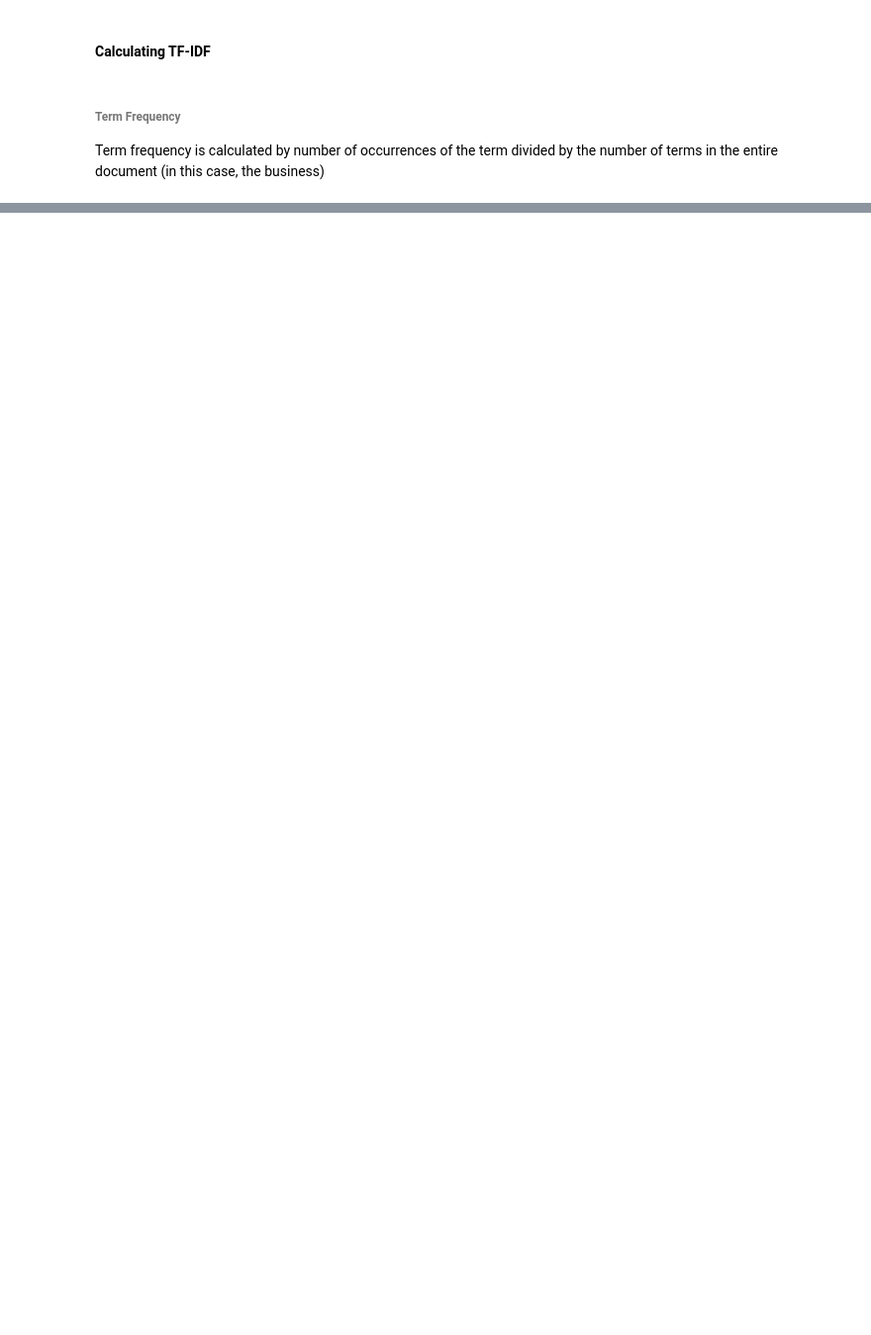
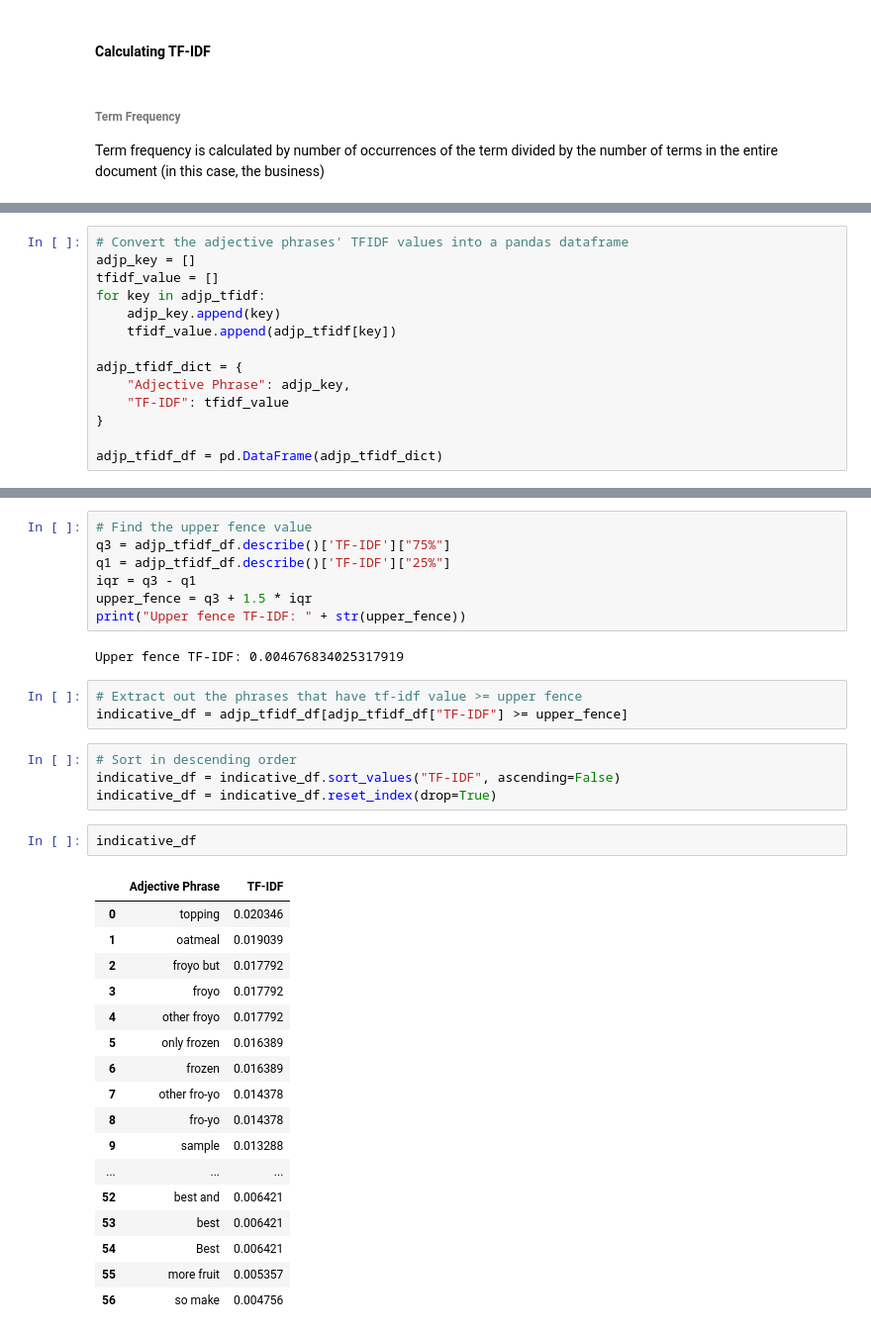
Before and after one commit to quacklinhui/CZ4045-NLP, a Jupyter notebook: NLP - Indicative Adjective Phrases - ama.ipynb, the cells around one changed output, grey strips where cells are left out. Shown at 99% size. Saved outputs shown, nothing was run; the diff lists cells and outputs as text; blank space fills up the shorter version.

```diff
--- a/NLP - Indicative Adjective Phrases - ama.ipynb
+++ b/NLP - Indicative Adjective Phrases - ama.ipynb
@@ -379,0 +380,14 @@ array([[0.413592  , 0.26399042, 0.32608068, 0.21582946, 0.413592  ,
+# %%
+# Convert the adjective phrases' TFIDF values into a pandas dataframe
+adjp_key = []
+tfidf_value = []
+for key in adjp_tfidf:
+    adjp_key.append(key)
+    tfidf_value.append(adjp_tfidf[key])
+
+adjp_tfidf_dict = {
+    "Adjective Phrase": adjp_key,
+    "TF-IDF": tfidf_value
+}
+
+adjp_tfidf_df = pd.DataFrame(adjp_tfidf_dict)
@@ -379,0 +432,36 @@ array([[0.413592  , 0.26399042, 0.32608068, 0.21582946, 0.413592  ,
+# %%
+# Find the upper fence value
+q3 = adjp_tfidf_df.describe()['TF-IDF']["75%"]
+q1 = adjp_tfidf_df.describe()['TF-IDF']["25%"]
+iqr = q3 - q1
+upper_fence = q3 + 1.5 * iqr
+print("Upper fence TF-IDF: " + str(upper_fence))
+# %% [output]
+Upper fence TF-IDF: 0.004676834025317919
+# %%
+# Extract out the phrases that have tf-idf value >= upper fence
+indicative_df = adjp_tfidf_df[adjp_tfidf_df["TF-IDF"] >= upper_fence]
+# %%
+# Sort in descending order
+indicative_df = indicative_df.sort_values("TF-IDF", ascending=False)
+indicative_df = indicative_df.reset_index(drop=True)
+# %%
+indicative_df
+# %% [output]
+|  | Adjective Phrase | TF-IDF |
+| 0 | topping | 0.020346 |
+| 1 | oatmeal | 0.019039 |
+| 2 | froyo but | 0.017792 |
+| 3 | froyo | 0.017792 |
+| 4 | other froyo | 0.017792 |
+| 5 | only frozen | 0.016389 |
+| 6 | frozen | 0.016389 |
+| 7 | other fro-yo | 0.014378 |
+| 8 | fro-yo | 0.014378 |
+| 9 | sample | 0.013288 |
+| ... | ... | ... |
+| 52 | best and | 0.006421 |
+| 53 | best | 0.006421 |
+| 54 | Best | 0.006421 |
+| 55 | more fruit | 0.005357 |
+| 56 | so make | 0.004756 |
```
Also changed, not shown: parts of 51 cells of this notebook.
